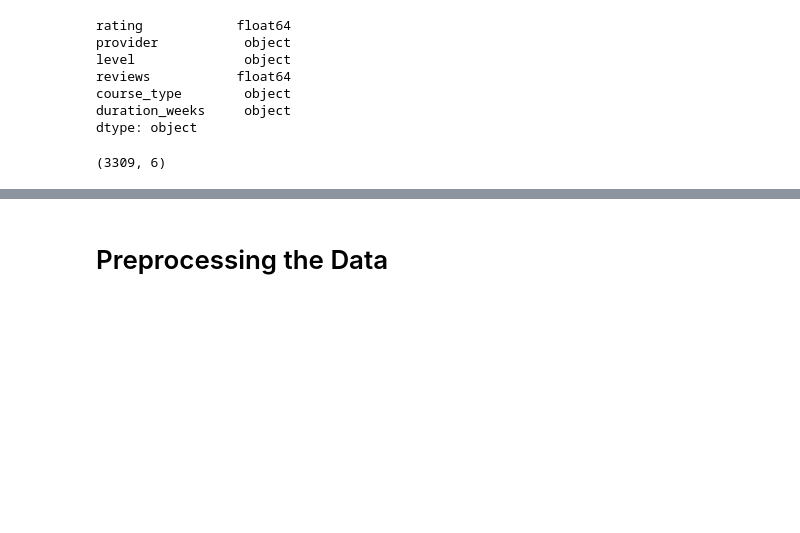
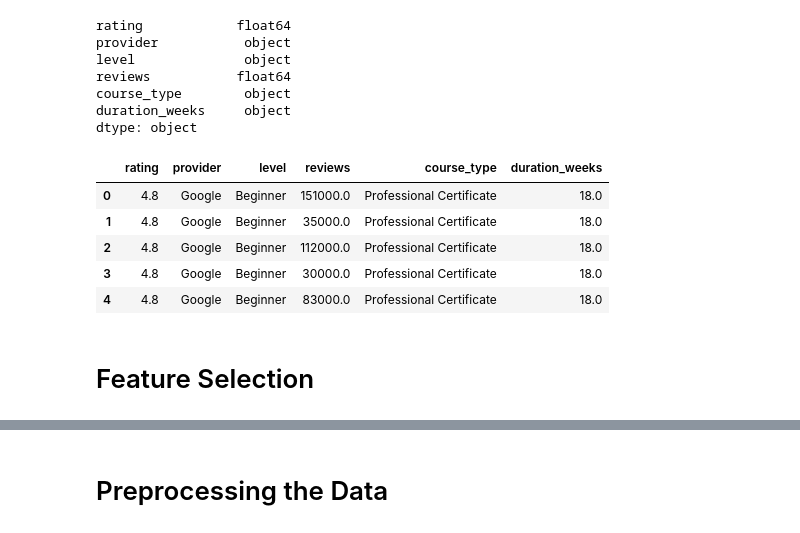
Before and after one commit to SalmanGassem/Usecase-8-Project-5, a Jupyter notebook: Project_5_ML_K-means.ipynb, the cells around one changed output, grey strips where cells are left out. Drawn from its saved outputs; the diff is of its cells as text; code cells hidden in the pictures; blank space fills up the shorter version.

```diff
--- a/Project_5_ML_K-means.ipynb
+++ b/Project_5_ML_K-means.ipynb
@@ -67,5 +59,0 @@ fig_reviews_rating.show()
-# %%
-
-# decided to treat anything below 4 as an outlier
-
-df = df[df['rating'] >= 4]
@@ -86,6 +60,25 @@ fig_reviews_rating.show()
-# %%
-df = df[(df['reviews'] > 50) & (df['reviews'] <= 100000)]
-# %%
-df.shape
-# %% [output]
-(3309, 6)
+# %%
+# Extracting the duration in weeks
+# Assuming that the duration is given as a range "min - max", we'll take the average of the range
+def extract_weeks(duration):
+    try:
+        weeks = duration.split(" - ")
+        if len(weeks) == 2:
+            return (int(weeks[0]) + int(weeks[1])) / 2
+        else:
+            return int(weeks[0])
+    except:
+        return None
+
+df['duration_weeks'] = df['duration_weeks'].apply(extract_weeks)
+
+df.head()
+# %% [output]
+|  | rating | provider | level | reviews | course_type | duration_weeks |
+| 0 | 4.8 | Google | Beginner | 151000.0 | Professional Certificate | 18.0 |
+| 1 | 4.8 | Google | Beginner | 35000.0 | Professional Certificate | 18.0 |
+| 2 | 4.8 | Google | Beginner | 112000.0 | Professional Certificate | 18.0 |
+| 3 | 4.8 | Google | Beginner | 30000.0 | Professional Certificate | 18.0 |
+| 4 | 4.8 | Google | Beginner | 83000.0 | Professional Certificate | 18.0 |
+# %% [markdown]
+# Feature Selection
```
Also changed, not shown: parts of 38 cells of this notebook, 5 other files.
